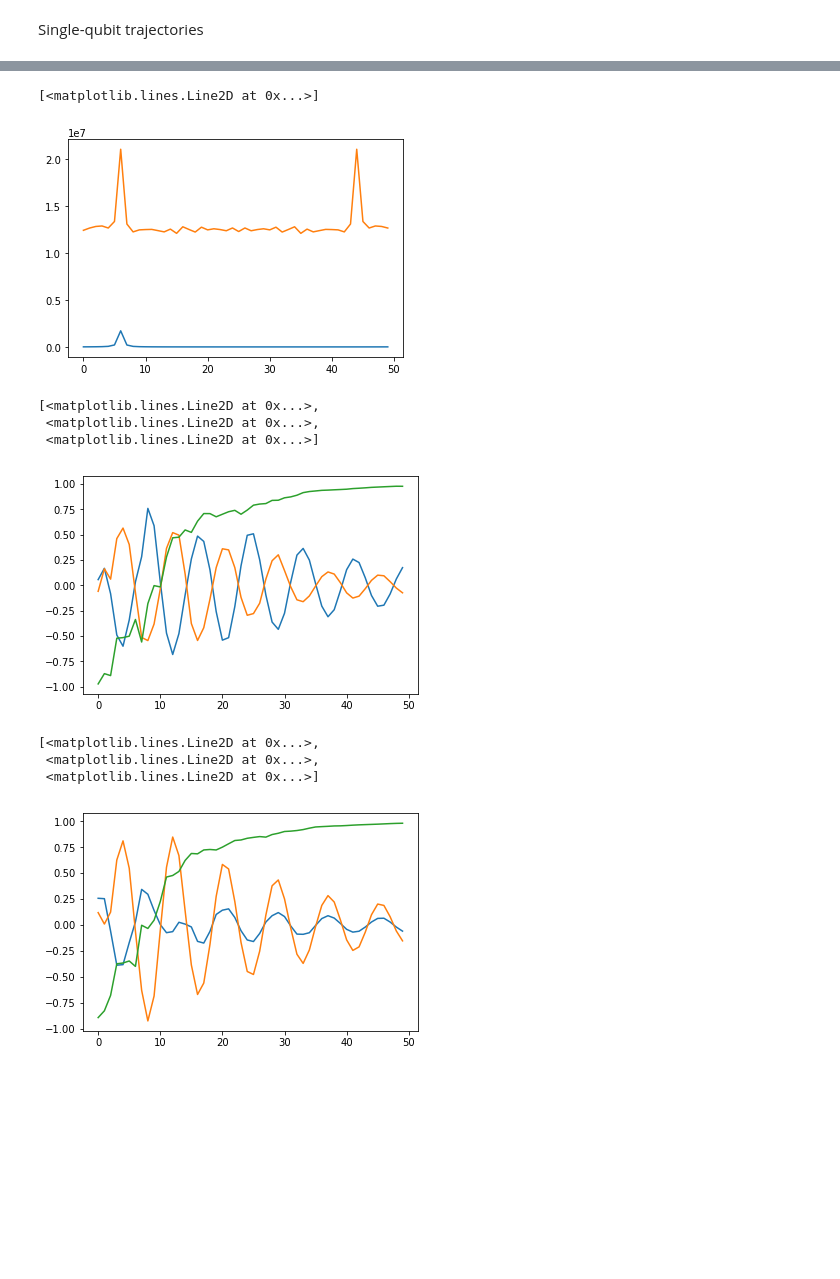
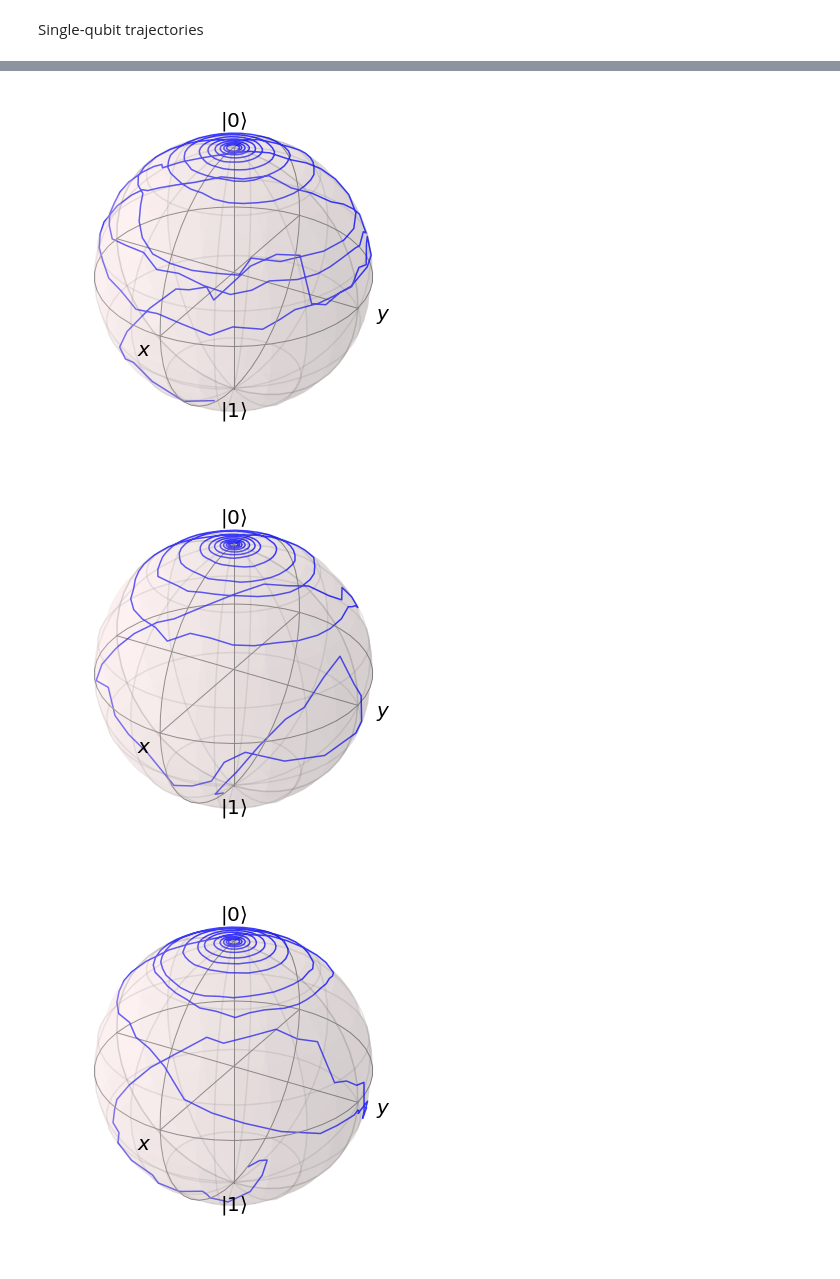
Before and after one commit to ooovector/QuTFyP, a Jupyter notebook: Decay Demonstration.ipynb, the cells around one changed output, grey strips where cells are left out. Drawn from its saved outputs; the diff is of its cells as text; code cells hidden in the pictures; blank space fills up the shorter version.

```diff
--- a/Decay Demonstration.ipynb
+++ b/Decay Demonstration.ipynb
@@ -112,15 +114,0 @@ plt.show()
-# %%
-plt.ioff()
-plt.figure()
-
-Bloch = qutip.Bloch()
-#Bloch.add_points([expectations_vec_homodyne['qubit_x'][:,2],
-#                     expectations_vec_homodyne['qubit_y'][:,2],
-#                     -2*expectations_vec_homodyne['qubit_z'][:,2]+1], meth='l')
-Bloch.add_points([expectations_vec_homodyne['qubit_x'][:,1],
-                     expectations_vec_homodyne['qubit_y'][:,1],
-                     -2*expectations_vec_homodyne['qubit_z'][:,1]+1], meth='l')
-#Bloch.add_points([expectations_vec_homodyne['qubit_x'][:,3],
-#                     expectations_vec_homodyne['qubit_y'][:,3],
-#                     -2*expectations_vec_homodyne['qubit_z'][:,3]+1], meth='l')
-Bloch.show()
@@ -140,24 +115,31 @@ axes[1].plot(measurements_vec_homodyne['qubit_decay'][:,3])
-# %%
-plt.plot(np.sum(np.abs(np.fft.fft(expectations_vec_homodyne['qubit_x'][:,:], axis=0))**2, axis=1))
-plt.plot(np.sum(np.abs(np.fft.fft(measurements_vec_homodyne['qubit_decay'][:,:], axis=0))**2, axis=1))
-# %% [output]
-[<matplotlib.lines.Line2D at 0x...>]
-[figure, removed]
-# %%
-plt.plot(np.asarray([expectations_vec_homodyne['qubit_x'][:,1],
-                     expectations_vec_homodyne['qubit_y'][:,1],
-                     -2*expectations_vec_homodyne['qubit_z'][:,1]+1]).T)
-# %% [output]
-[<matplotlib.lines.Line2D at 0x...>,
- <matplotlib.lines.Line2D at 0x...>,
- <matplotlib.lines.Line2D at 0x...>]
-[figure, removed]
-# %%
-plt.plot(np.asarray([expectations_vec_homodyne['qubit_x'][:,2],
-                     expectations_vec_homodyne['qubit_y'][:,2],
-                     -2*expectations_vec_homodyne['qubit_z'][:,2]+1]).T)
-# %% [output]
-[<matplotlib.lines.Line2D at 0x...>,
- <matplotlib.lines.Line2D at 0x...>,
- <matplotlib.lines.Line2D at 0x...>]
-[figure, removed]
+# %%
+plt.ioff()
+#plt.figure()
+for tid in [0,1,2,3,'mean']:
+    evh = expectations_vec_homodyne
+    mvh = measurements_vec_homodyne
+    evhx = evh['qubit_x']
+    evhy = evh['qubit_y']
+    evhz = evh['qubit_z']
+    evhxiq = np.real(evhx)-np.imag(evhy) #if rwa else np.real(evhx)
+    evhyiq = np.imag(evhx)+np.real(evhy) #if rwa else -np.real(evhy)
+    expectation_x = evhxiq[:,tid] if tid != 'mean' else np.mean(evhxiq, axis=1)
+    expectation_y = evhyiq[:,tid] if tid != 'mean' else np.mean(evhyiq, axis=1)
+    expectation_z = evhz[:,tid] if tid != 'mean' else np.mean(evhz, axis=1)
+
+    Bloch = qutip.Bloch()
+    #Bloch.add_points([expectations_vec_homodyne['qubit_x'][:,2],
+    #                     expectations_vec_homodyne['qubit_y'][:,2],
+    #                     -2*expectations_vec_homodyne['qubit_z'][:,2]+1], meth='l')
+    #Bloch.add_points([expectations_vec_homodyne['qubit_x'][:,1],
+    #                     expectations_vec_homodyne['qubit_y'][:,1],
+    #                     -2*expectations_vec_homodyne['qubit_z'][:,1]+1], meth='l')
+    Bloch.add_points([expectation_x,
+                         expectation_y,
+                         -2*expectation_z+1], meth='l')
+    Bloch.show()
+    Bloch.fig.savefig('Decay demonstration homodyne Bloch trajectory {} {}.png'.format(tid, 'rwa' if rwa else 'non-rwa'))
+# %% [output]
+[figure, added]
+[figure, added]
+[figure, added]
```
Also changed, not shown: parts of 9 cells of this notebook, 37 other files.
